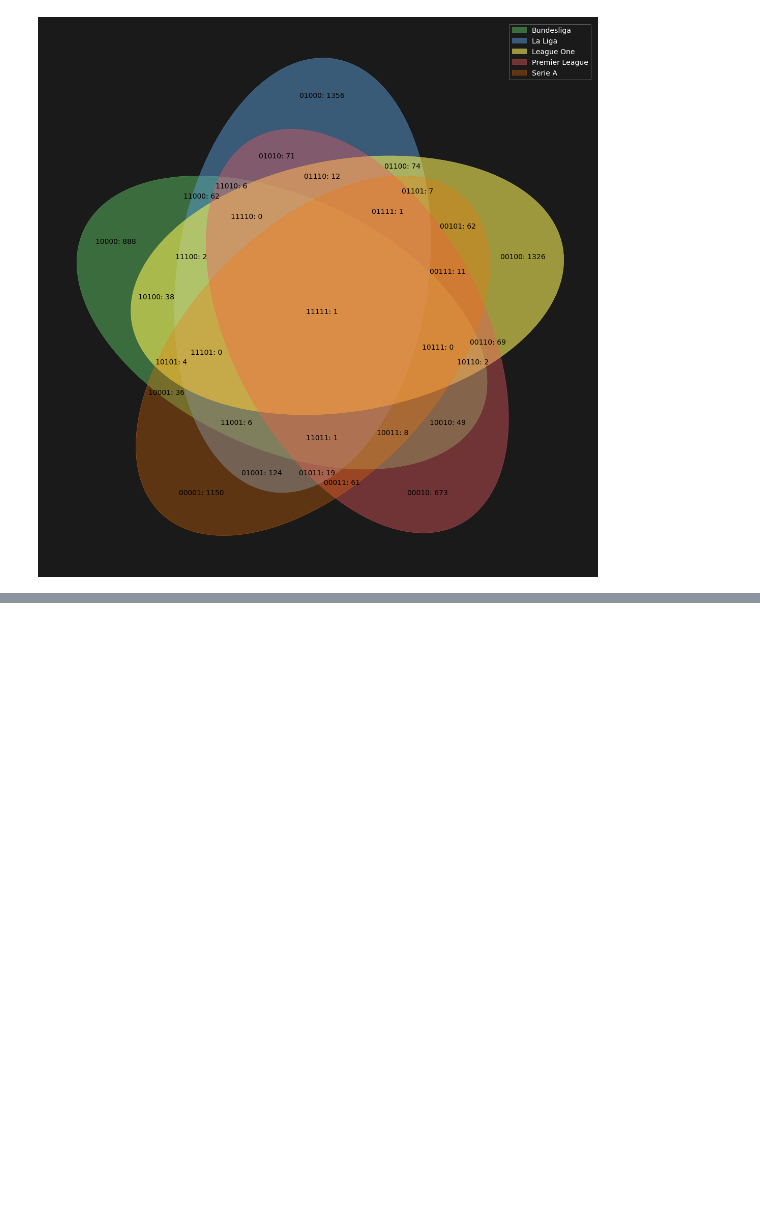
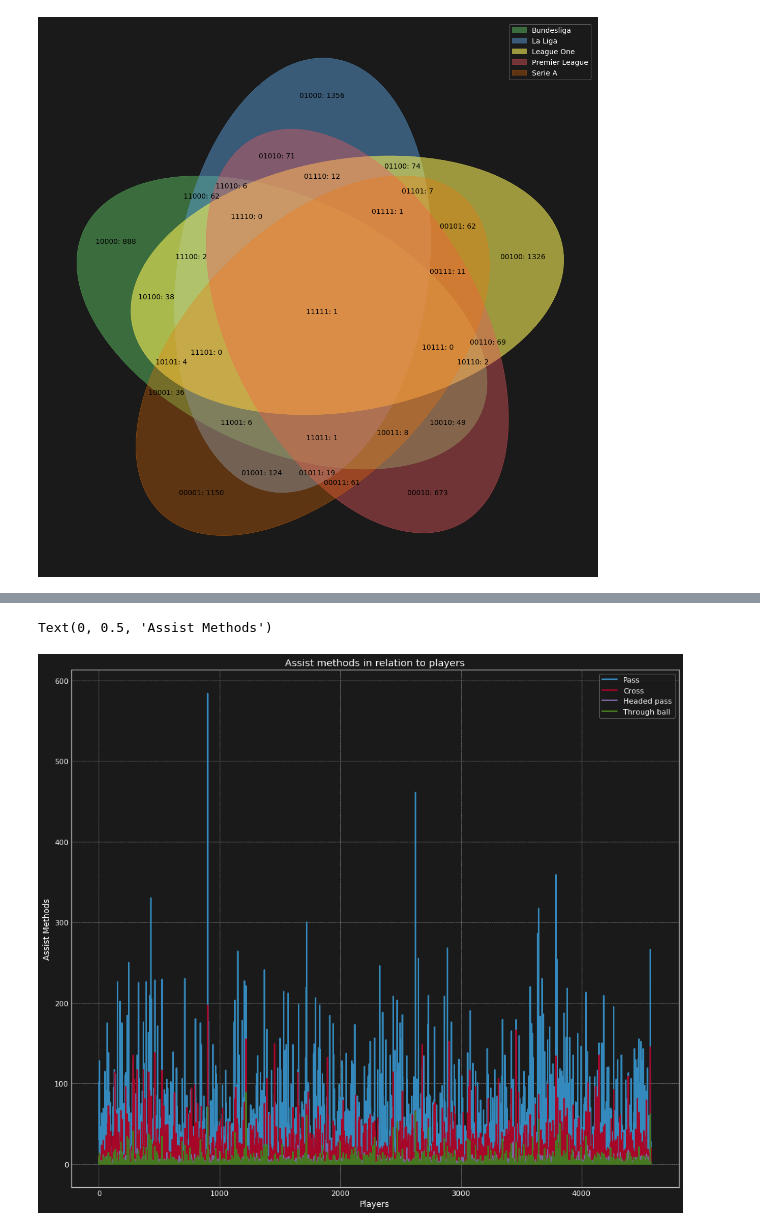
Before and after one commit to knaggita/Football-Dataset-Analysis, a Jupyter notebook: Football_Dataset_Analysis-v1.ipynb, the cells around one changed output, grey strips where cells are left out. Cells and saved outputs as stored; diff of their text form; code cells hidden in the pictures; blank space fills up the shorter version.

```diff
--- a/Football_Dataset_Analysis-v1.ipynb
+++ b/Football_Dataset_Analysis-v1.ipynb
@@ -725,0 +498,7 @@ metrics.balanced_accuracy_score(expected, predicted)
+# %%
+ax = all_players_assist_methods.plot(figsize = [16,14], title = 'Assist methods in relation to players')
+ax.set_xlabel('Players', size =12)
+ax.set_ylabel('Assist Methods', size =12)
+# %% [output]
+Text(0, 0.5, 'Assist Methods')
+[figure, added]
```
Also changed, not shown: parts of 71 cells of this notebook.
